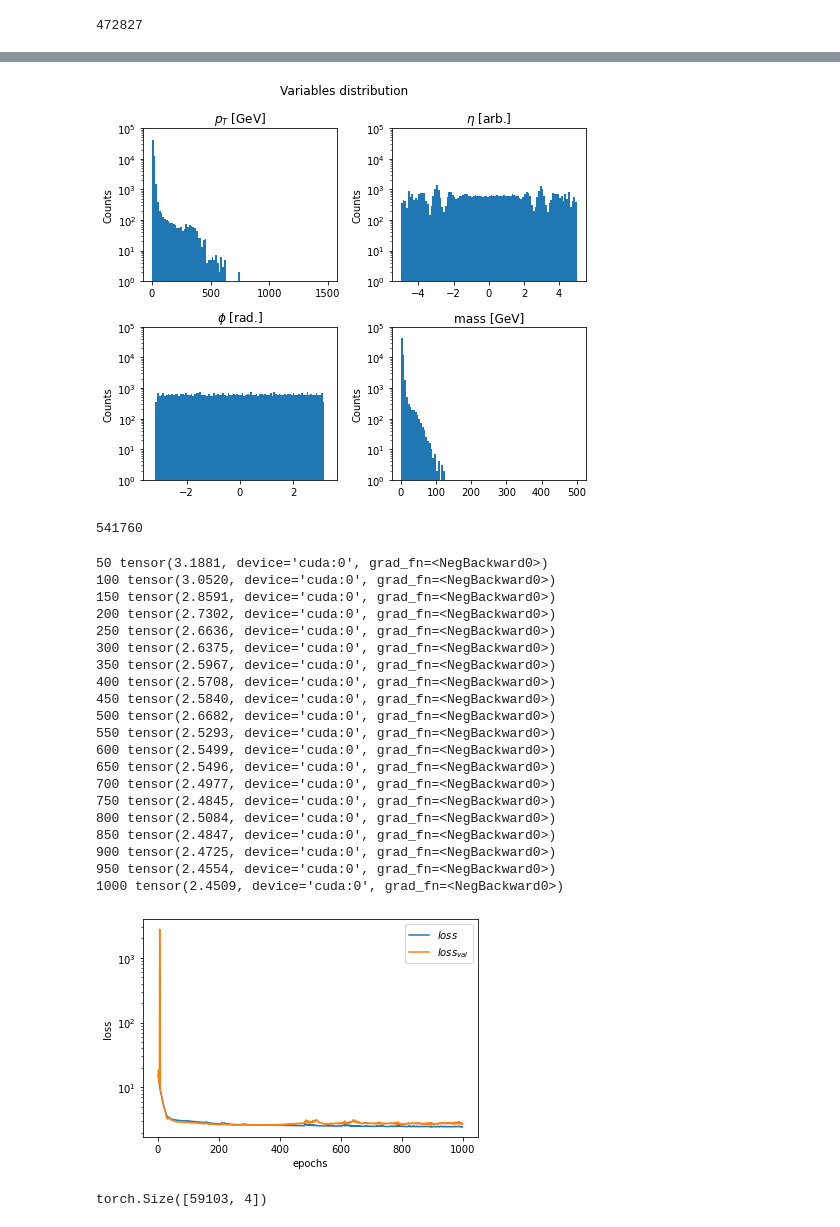
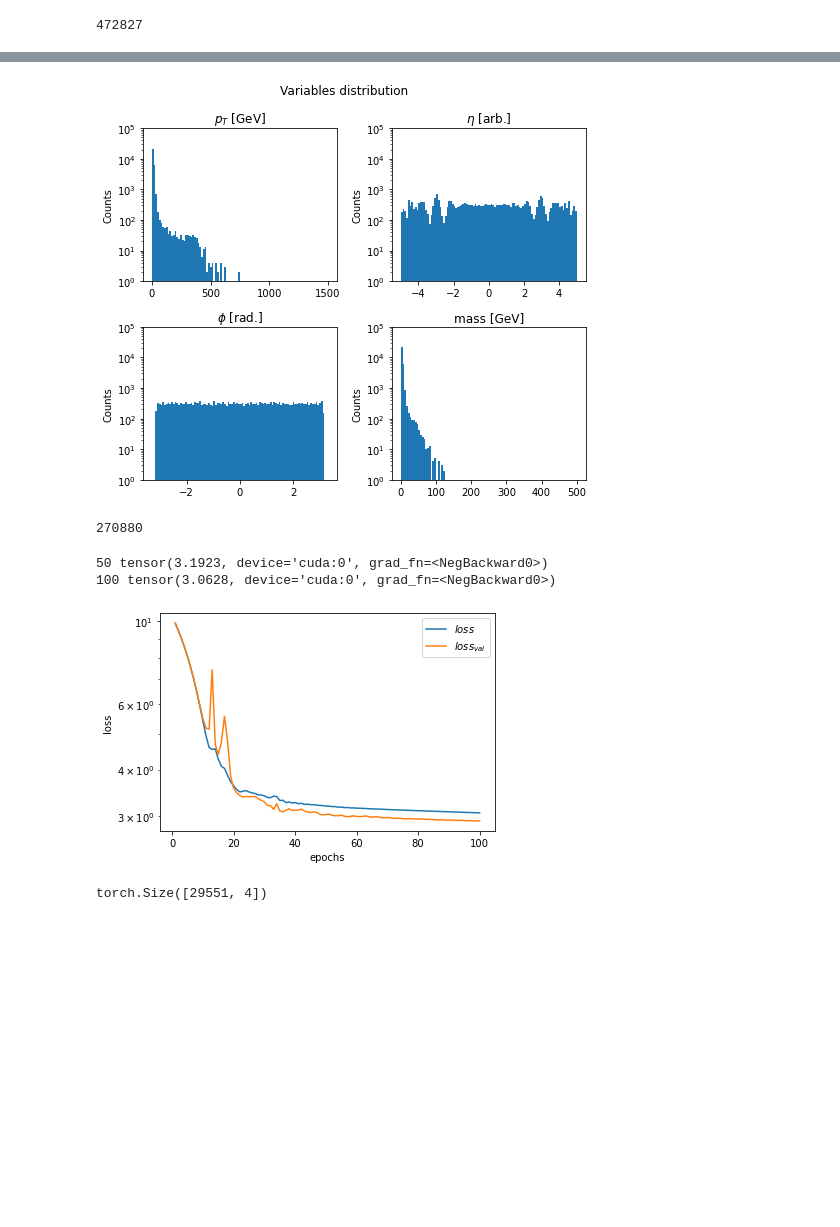
Before and after one commit to igordt/CMEPDA, a Jupyter notebook: Originale.ipynb, the cells around one changed output, grey strips where cells are left out. Cells and saved outputs as stored; diff of their text form; code cells hidden in the pictures; blank space fills up the shorter version.

```diff
--- a/Originale.ipynb
+++ b/Originale.ipynb
@@ -91,7 +91,7 @@ print(L)
 # %% [output]
 472827
 # %%
-x = x[:int(L/8),:]
+x = x[:int(L/16),:]
 xval = xval[:len(x),:]
 
 num_features = 4
@@ -191,9 +191,9 @@ fig.tight_layout()
 plt.show()
 fig.savefig('figures/Variables_distribution.pdf',dpi=190)
 # %% [output]
-[figure, old version]
+[figure, new version]
 # %%
-num_iterations = 8
+num_iterations = 4
 num_features=4 #just for testing
 
 base_dist = StandardNormal(shape=[num_features])
@@ -212,61 +212,43 @@ optimizer = optim.Adam(flow.parameters())
 
 flow = flow.to('cuda')
 # %% [output]
-541760
+270880
 # %%
-num_iter = 200
+num_iter = 100
 
 figloss=plt.figure()
 loss_values = []
 loss_validation = []
 for i in range(num_iter):
   optimizer.zero_grad()
   loss = -flow.log_prob(inputs=xt).mean()
   loss_val = -flow.log_prob(inputs=xval).mean()
   loss.backward()
   optimizer.step()
   loss_values.append(loss.cpu().detach().numpy())
   loss_validation.append(loss_val.cpu().detach().numpy())
   if (i+1) % 50 == 0:
     print(i+1,loss)
 
 plt.plot(range(1, num_iter+1), loss_values, label='$loss$')
 plt.plot(range(1, num_iter+1), loss_validation,label='$loss_{val}$')
 plt.xlabel('epochs')
 plt.ylabel('loss')
 plt.yscale('log')
 plt.legend()
 plt.show()
 figloss.savefig('figures/Loss_comparison.pdf',dpi=190)
 # %% [output]
-50 tensor(3.1881, device='cuda:0', grad_fn=<NegBackward0>)
-100 tensor(3.0520, device='cuda:0', grad_fn=<NegBackward0>)
-150 tensor(2.8591, device='cuda:0', grad_fn=<NegBackward0>)
-200 tensor(2.7302, device='cuda:0', grad_fn=<NegBackward0>)
-250 tensor(2.6636, device='cuda:0', grad_fn=<NegBackward0>)
-300 tensor(2.6375, device='cuda:0', grad_fn=<NegBackward0>)
-350 tensor(2.5967, device='cuda:0', grad_fn=<NegBackward0>)
-400 tensor(2.5708, device='cuda:0', grad_fn=<NegBackward0>)
-450 tensor(2.5840, device='cuda:0', grad_fn=<NegBackward0>)
-500 tensor(2.6682, device='cuda:0', grad_fn=<NegBackward0>)
-550 tensor(2.5293, device='cuda:0', grad_fn=<NegBackward0>)
-600 tensor(2.5499, device='cuda:0', grad_fn=<NegBackward0>)
-650 tensor(2.5496, device='cuda:0', grad_fn=<NegBackward0>)
-700 tensor(2.4977, device='cuda:0', grad_fn=<NegBackward0>)
-750 tensor(2.4845, device='cuda:0', grad_fn=<NegBackward0>)
-800 tensor(2.5084, device='cuda:0', grad_fn=<NegBackward0>)
-850 tensor(2.4847, device='cuda:0', grad_fn=<NegBackward0>)
-900 tensor(2.4725, device='cuda:0', grad_fn=<NegBackward0>)
-950 tensor(2.4554, device='cuda:0', grad_fn=<NegBackward0>)
-1000 tensor(2.4509, device='cuda:0', grad_fn=<NegBackward0>)
+50 tensor(3.1923, device='cuda:0', grad_fn=<NegBackward0>)
+100 tensor(3.0628, device='cuda:0', grad_fn=<NegBackward0>)
-[figure, old version]
+[figure, new version]
 # %%
 sample = flow.sample(int(len(x)))
 print(sample.shape)
 sample = sample.cpu()
 sample = sample.detach().numpy()
 # %% [output]
-torch.Size([59103, 4])
+torch.Size([29551, 4])
 # %%
 sample = scaler.inverse_transform(sample)
 #sample = scipy.special.erf(sample)
```
Also changed, not shown: parts of 7 cells of this notebook, 6 other files.
